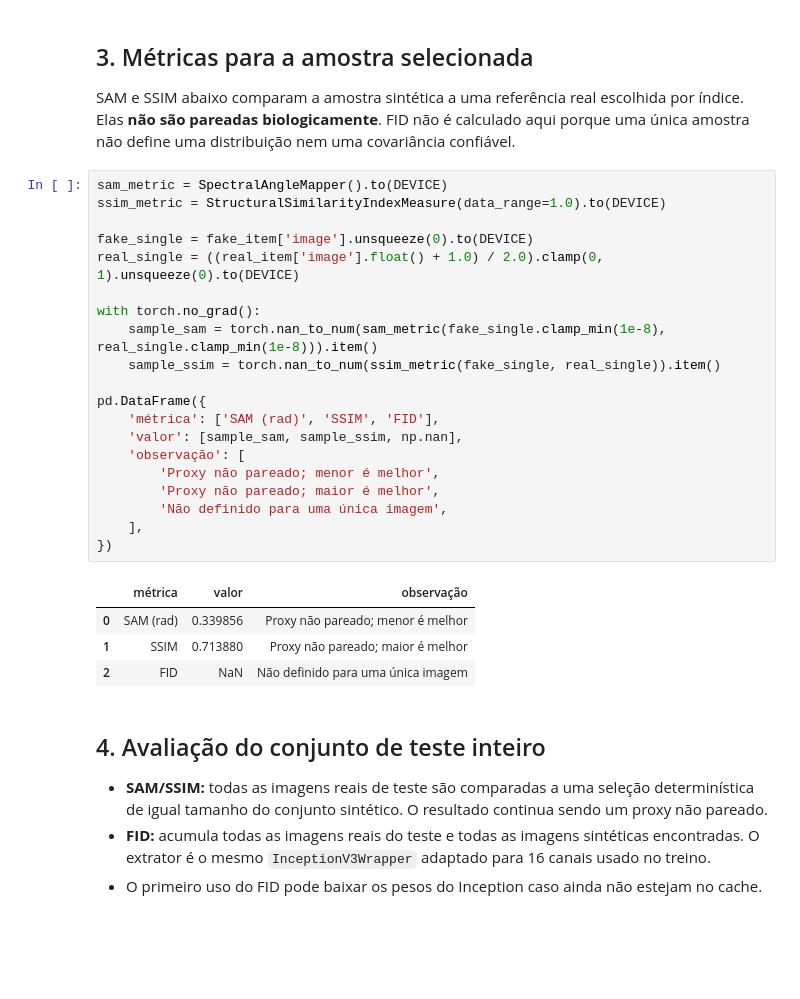
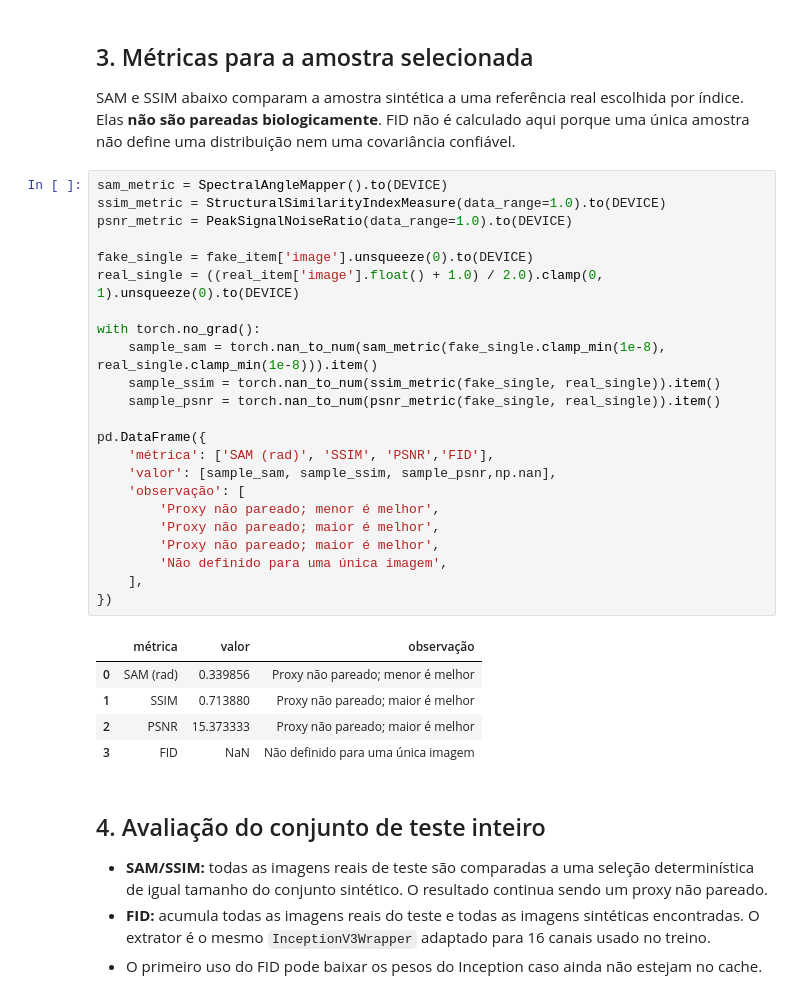
Before and after one commit to krisandre7/dgm-2025.2, a Jupyter notebook: projects/hyperskin/notebooks/plot_evaluate_generate_predictions.ipynb, the cells around one changed output. Cells and saved outputs as stored; diff of their text form; blank space fills up the shorter version.

```diff
--- a/projects/hyperskin/notebooks/plot_evaluate_generate_predictions.ipynb
+++ b/projects/hyperskin/notebooks/plot_evaluate_generate_predictions.ipynb
@@ -293,28 +293,32 @@ SAM e SSIM abaixo comparam a amostra sintética a uma referência real escolhida
 # %%
 sam_metric = SpectralAngleMapper().to(DEVICE)
 ssim_metric = StructuralSimilarityIndexMeasure(data_range=1.0).to(DEVICE)
+psnr_metric = PeakSignalNoiseRatio(data_range=1.0).to(DEVICE)
 
 fake_single = fake_item['image'].unsqueeze(0).to(DEVICE)
 real_single = ((real_item['image'].float() + 1.0) / 2.0).clamp(0, 1).unsqueeze(0).to(DEVICE)
 
 with torch.no_grad():
     sample_sam = torch.nan_to_num(sam_metric(fake_single.clamp_min(1e-8), real_single.clamp_min(1e-8))).item()
     sample_ssim = torch.nan_to_num(ssim_metric(fake_single, real_single)).item()
+    sample_psnr = torch.nan_to_num(psnr_metric(fake_single, real_single)).item()
 
 pd.DataFrame({
-    'métrica': ['SAM (rad)', 'SSIM', 'FID'],
-    'valor': [sample_sam, sample_ssim, np.nan],
+    'métrica': ['SAM (rad)', 'SSIM', 'PSNR','FID'],
+    'valor': [sample_sam, sample_ssim, sample_psnr,np.nan],
     'observação': [
         'Proxy não pareado; menor é melhor',
+        'Proxy não pareado; maior é melhor',
         'Proxy não pareado; maior é melhor',
         'Não definido para uma única imagem',
     ],
 })
 # %% [output]
 |  | métrica | valor | observação |
 | 0 | SAM (rad) | 0.339856 | Proxy não pareado; menor é melhor |
 | 1 | SSIM | 0.713880 | Proxy não pareado; maior é melhor |
-| 2 | FID | NaN | Não definido para uma única imagem |
+| 2 | PSNR | 15.373333 | Proxy não pareado; maior é melhor |
+| 3 | FID | NaN | Não definido para uma única imagem |
 # %% [markdown]
 ## 4. Avaliação do conjunto de teste inteiro
 
```
Also changed, not shown: parts of 6 cells of this notebook.
